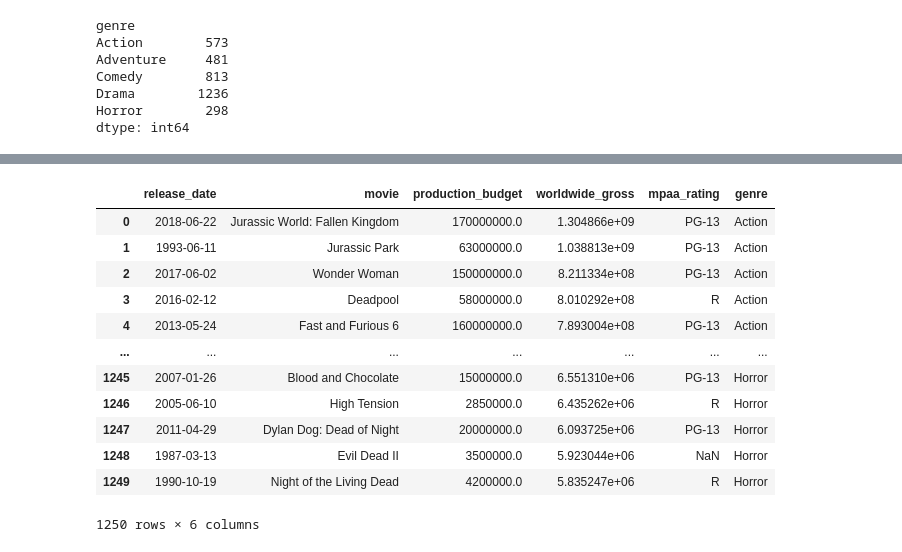
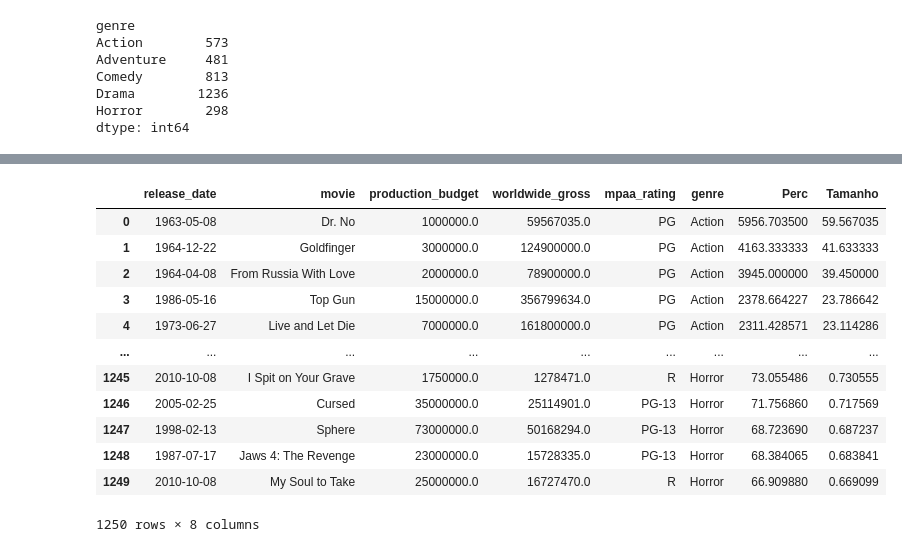
Before and after one commit to EandroC/HollywoodInvestments, a Jupyter notebook: Untitled.ipynb, the cells around one changed output, grey strips where cells are left out. Cells and saved outputs as stored; diff of their text form; code cells hidden in the pictures.

```diff
--- a/Untitled.ipynb
+++ b/Untitled.ipynb
@@ -105,0 +142,5 @@ dtype: int64
+# %%
+dados['Perc'] = (dados['worldwide_gross'] / dados['production_budget']) *100
+dados['Tamanho'] = dados['Perc'] / 100
+
+dados
@@ -106,35 +161,31 @@ dtype: int64
 # %%
-#amostra = dados.groupby('genre', group_keys=False).apply(nlargest(250, ['worldwide_gross']))
-
-#amostra
-
 genero = dados.groupby('genre').apply(pd.DataFrame.sample, frac=1)
 
 action = genero[genero.genre=='Action']
 adventure = genero[genero.genre=='Adventure']
 comedy = genero[genero.genre=='Comedy']
 drama= genero[genero.genre=='Drama']
 horror = genero[genero.genre=='Horror']
 
 
-amostra = action.nlargest(250, ['worldwide_gross'])
-amostra = pd.concat([amostra, adventure.nlargest(250, ['worldwide_gross'])], ignore_index=True)
-amostra = pd.concat([amostra, comedy.nlargest(250, ['worldwide_gross'])], ignore_index=True)
-amostra = pd.concat([amostra, drama.nlargest(250, ['worldwide_gross'])], ignore_index=True)
-amostra = pd.concat([amostra, horror.nlargest(250, ['worldwide_gross'])], ignore_index=True)
+amostra = action.nlargest(250, ['Tamanho'])
+amostra = pd.concat([amostra, adventure.nlargest(250, ['Tamanho'])], ignore_index=True)
+amostra = pd.concat([amostra, comedy.nlargest(250, ['Tamanho'])], ignore_index=True)
+amostra = pd.concat([amostra, drama.nlargest(250, ['Tamanho'])], ignore_index=True)
+amostra = pd.concat([amostra, horror.nlargest(250, ['Tamanho'])], ignore_index=True)
 amostra
 # %% [output]
-|  | release_date | movie | production_budget | worldwide_gross | mpaa_rating | genre |
-| 0 | 2018-06-22 | Jurassic World: Fallen Kingdom | 170000000.0 | 1.304866e+09 | PG-13 | Action |
-| 1 | 1993-06-11 | Jurassic Park | 63000000.0 | 1.038813e+09 | PG-13 | Action |
-| 2 | 2017-06-02 | Wonder Woman | 150000000.0 | 8.211334e+08 | PG-13 | Action |
-| 3 | 2016-02-12 | Deadpool | 58000000.0 | 8.010292e+08 | R | Action |
-| 4 | 2013-05-24 | Fast and Furious 6 | 160000000.0 | 7.893004e+08 | PG-13 | Action |
-| ... | ... | ... | ... | ... | ... | ... |
-| 1245 | 2007-01-26 | Blood and Chocolate | 15000000.0 | 6.551310e+06 | PG-13 | Horror |
-| 1246 | 2005-06-10 | High Tension | 2850000.0 | 6.435262e+06 | R | Horror |
-| 1247 | 2011-04-29 | Dylan Dog: Dead of Night | 20000000.0 | 6.093725e+06 | PG-13 | Horror |
-| 1248 | 1987-03-13 | Evil Dead II | 3500000.0 | 5.923044e+06 | NaN | Horror |
-| 1249 | 1990-10-19 | Night of the Living Dead | 4200000.0 | 5.835247e+06 | R | Horror |
+|  | release_date | movie | production_budget | worldwide_gross | mpaa_rating | genre | Perc | Tamanho |
+| 0 | 1963-05-08 | Dr. No | 1000000.0 | 59567035.0 | PG | Action | 5956.703500 | 59.567035 |
+| 1 | 1964-12-22 | Goldfinger | 3000000.0 | 124900000.0 | PG | Action | 4163.333333 | 41.633333 |
+| 2 | 1964-04-08 | From Russia With Love | 2000000.0 | 78900000.0 | PG | Action | 3945.000000 | 39.450000 |
+| 3 | 1986-05-16 | Top Gun | 15000000.0 | 356799634.0 | PG | Action | 2378.664227 | 23.786642 |
+| 4 | 1973-06-27 | Live and Let Die | 7000000.0 | 161800000.0 | PG | Action | 2311.428571 | 23.114286 |
+| ... | ... | ... | ... | ... | ... | ... | ... | ... |
+| 1245 | 2010-10-08 | I Spit on Your Grave | 1750000.0 | 1278471.0 | R | Horror | 73.055486 | 0.730555 |
+| 1246 | 2005-02-25 | Cursed | 35000000.0 | 25114901.0 | PG-13 | Horror | 71.756860 | 0.717569 |
+| 1247 | 1998-02-13 | Sphere | 73000000.0 | 50168294.0 | PG-13 | Horror | 68.723690 | 0.687237 |
+| 1248 | 1987-07-17 | Jaws 4: The Revenge | 23000000.0 | 15728335.0 | PG-13 | Horror | 68.384065 | 0.683841 |
+| 1249 | 2010-10-08 | My Soul to Take | 25000000.0 | 16727470.0 | R | Horror | 66.909880 | 0.669099 |
-1250 rows × 6 columns
+1250 rows × 8 columns
 # %%
```
Also changed, not shown: parts of 22 cells of this notebook.
